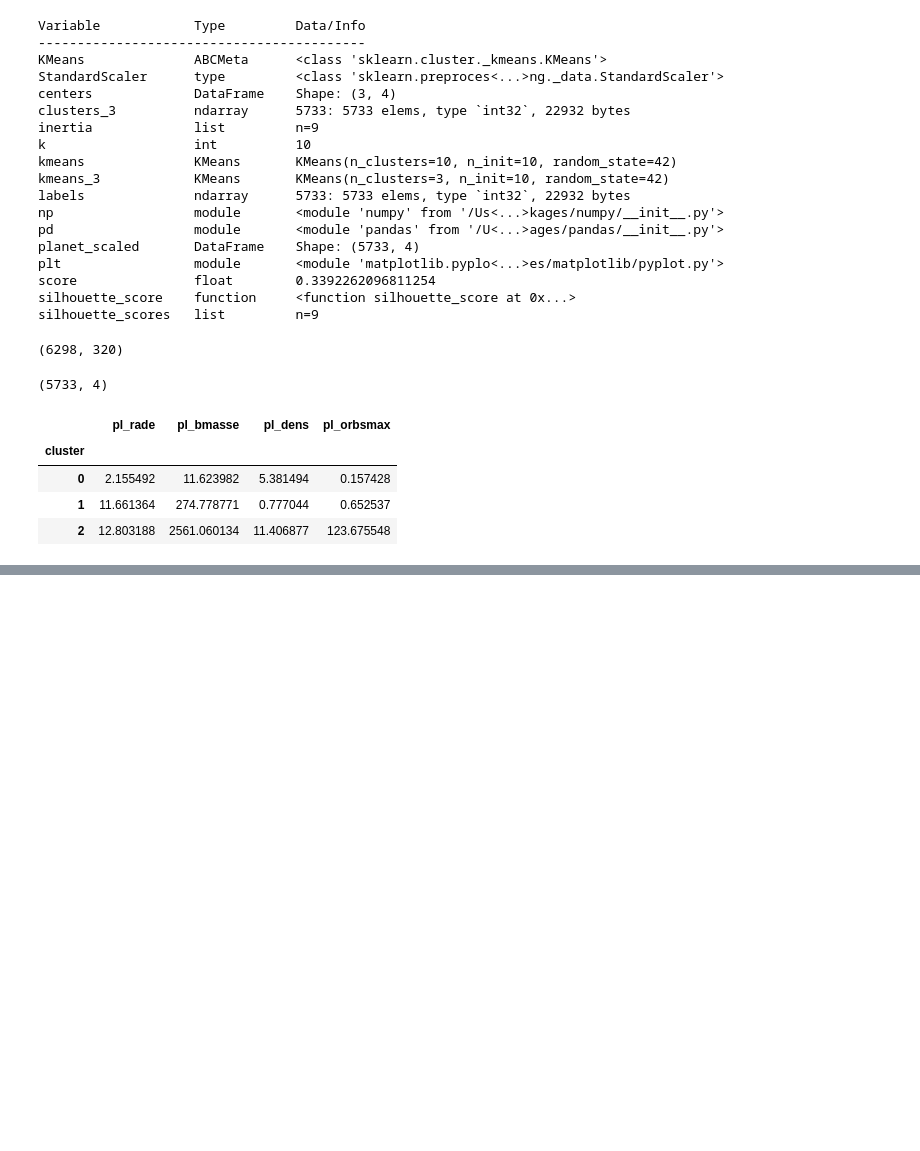
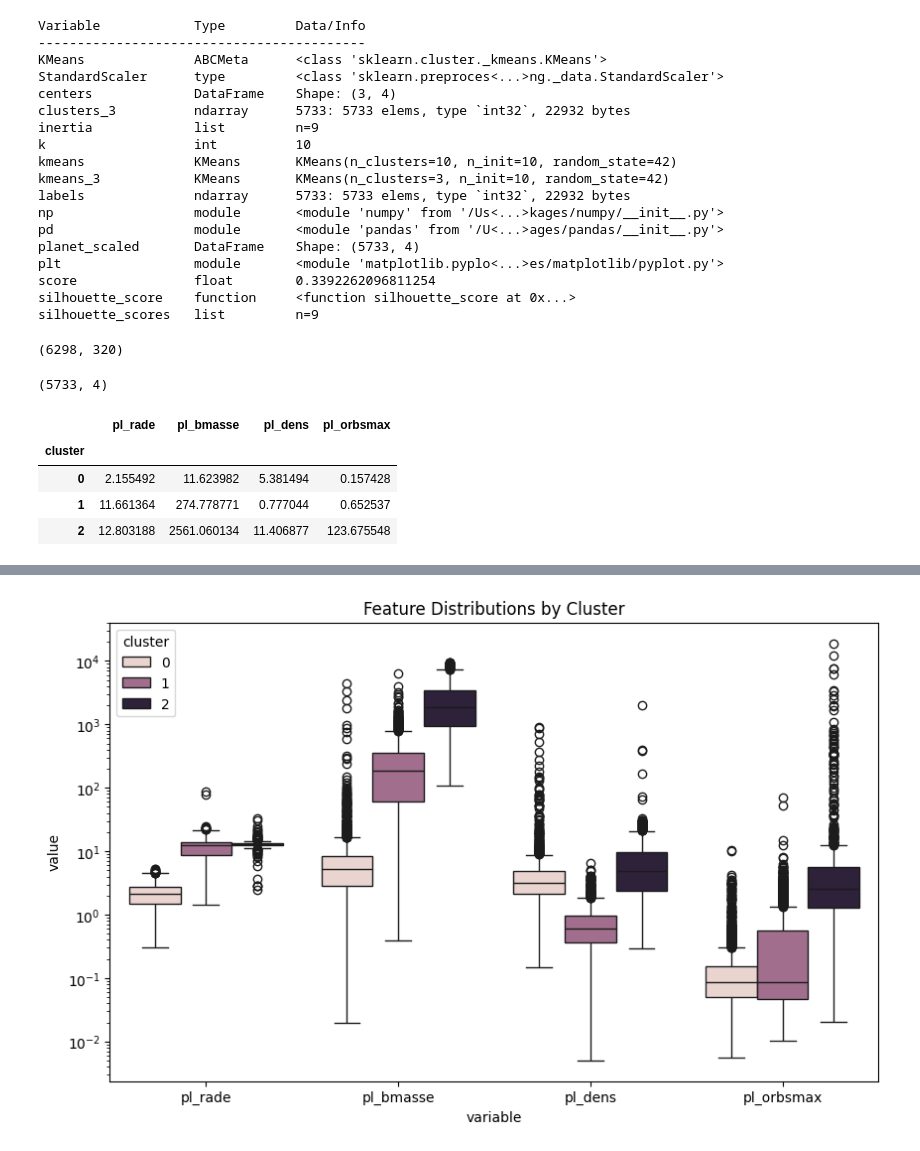
Before and after one commit to harini-prabakaran/celestia, a Jupyter notebook: notebooks/03_clustering.ipynb, the cells around one changed output, grey strips where cells are left out. Drawn from its saved outputs; the diff is of its cells as text; code cells hidden in the pictures; blank space fills up the shorter version.

```diff
--- a/notebooks/03_clustering.ipynb
+++ b/notebooks/03_clustering.ipynb
@@ -216,0 +343,26 @@ clustered_df.groupby("cluster").mean()
+# %%
+import seaborn as sns
+import matplotlib.pyplot as plt
+
+plt.figure(figsize=(10,6))
+
+sns.boxplot(
+    data=clustered_df.melt(
+        id_vars="cluster",
+        value_vars=[
+            "pl_rade",
+            "pl_bmasse",
+            "pl_dens",
+            "pl_orbsmax"
+        ]
+    ),
+    x="variable",
+    y="value",
+    hue="cluster"
+)
+
+plt.yscale("log")
+plt.title("Feature Distributions by Cluster")
+plt.show()
+# %% [output]
+[figure, added]
```
Also changed, not shown: parts of 70 cells of this notebook, 5 other files.
